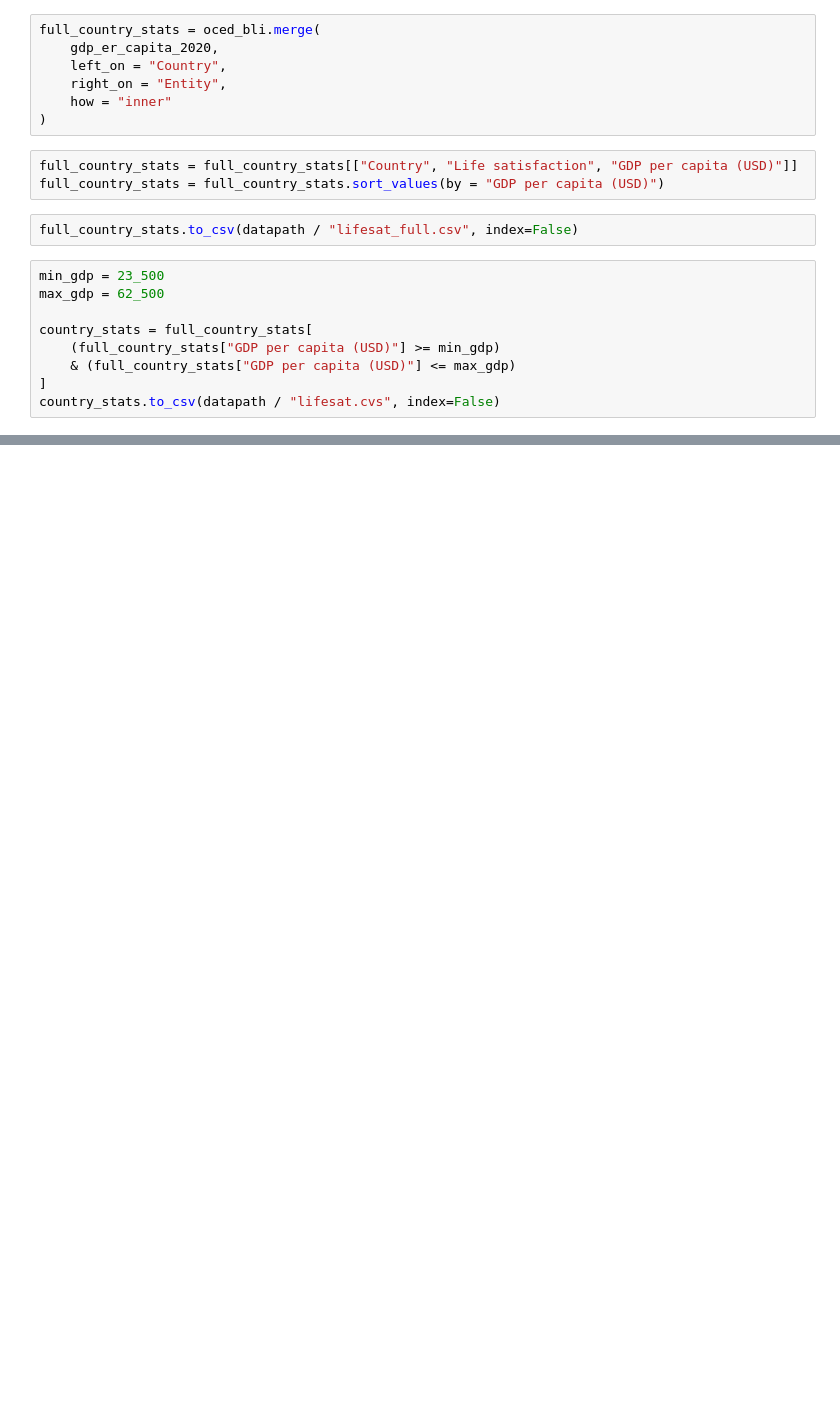
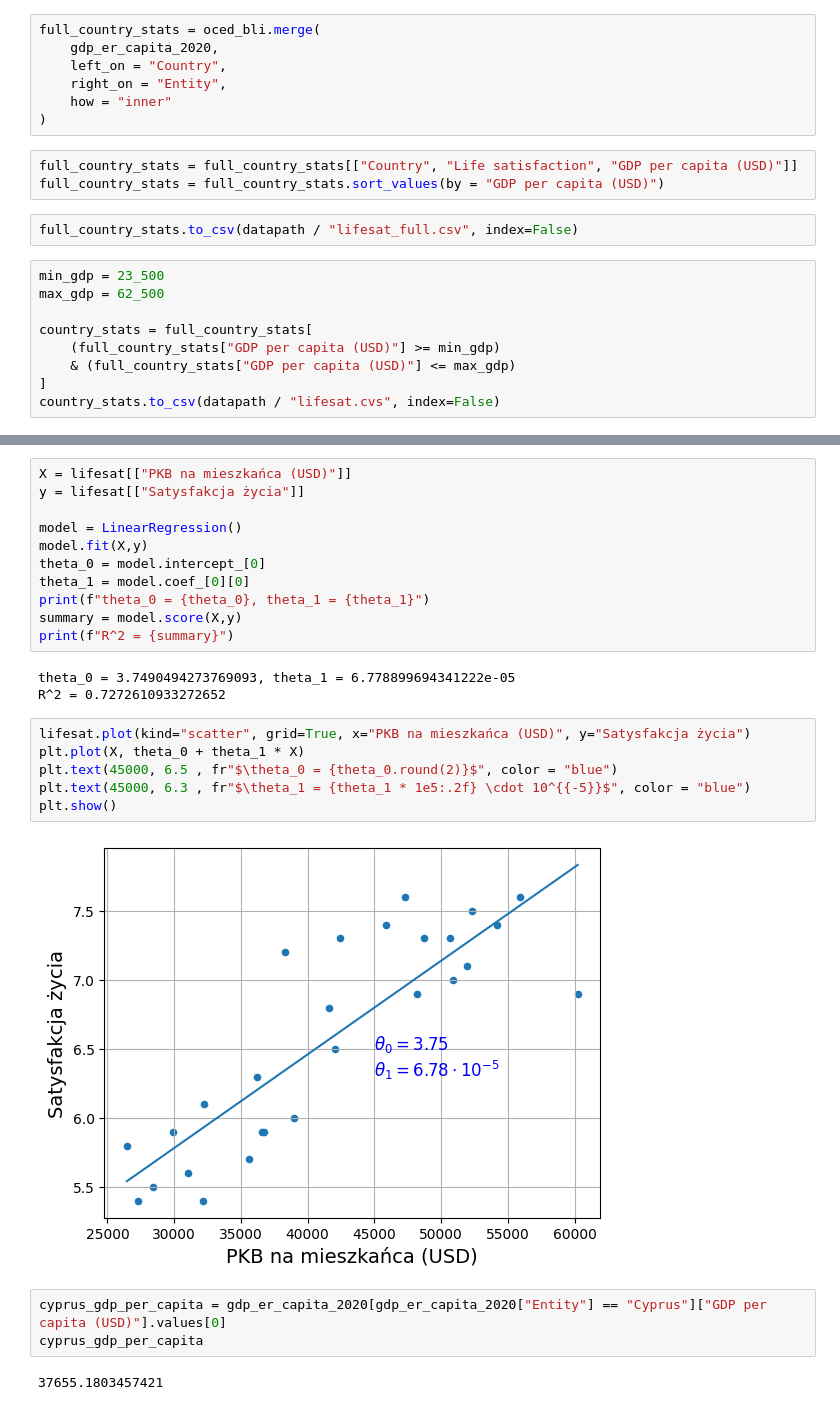
Before and after one commit to warmi024/new, a Jupyter notebook: 01_krajobraz_uczenia maszynowego.ipynb, the cells around one changed output, grey strips where cells are left out. Drawn from its saved outputs; the diff is of its cells as text; blank space fills up the shorter version.

Commit message:
model regresji linowej

```diff
--- a/01_krajobraz_uczenia maszynowego.ipynb
+++ b/01_krajobraz_uczenia maszynowego.ipynb
@@ -83,0 +113,27 @@ country_stats.to_csv(datapath / "lifesat.cvs", index=False)
+# %%
+X = lifesat[["PKB na mieszkańca (USD)"]]
+y = lifesat[["Satysfakcja życia"]]
+
+model = LinearRegression()
+model.fit(X,y)
+theta_0 = model.intercept_[0]
+theta_1 = model.coef_[0][0]
+print(f"theta_0 = {theta_0}, theta_1 = {theta_1}")
+summary = model.score(X,y)
+print(f"R^2 = {summary}")
+# %% [output]
+theta_0 = 3.7490494273769093, theta_1 = 6.778899694341222e-05
+R^2 = 0.7272610933272652
+# %%
+lifesat.plot(kind="scatter", grid=True, x="PKB na mieszkańca (USD)", y="Satysfakcja życia")
+plt.plot(X, theta_0 + theta_1 * X)
+plt.text(45000, 6.5 , fr"$\theta_0 = {theta_0.round(2)}$", color = "blue")
+plt.text(45000, 6.3 , fr"$\theta_1 = {theta_1 * 1e5:.2f} \cdot 10^{{-5}}$", color = "blue")
+plt.show()
+# %% [output]
+[figure, added]
+# %%
+cyprus_gdp_per_capita = gdp_er_capita_2020[gdp_er_capita_2020["Entity"] == "Cyprus"]["GDP per capita (USD)"].values[0]
+cyprus_gdp_per_capita
+# %% [output]
+37655.1803457421
```
Also changed, not shown: parts of 6 cells of this notebook, 2 other files.
